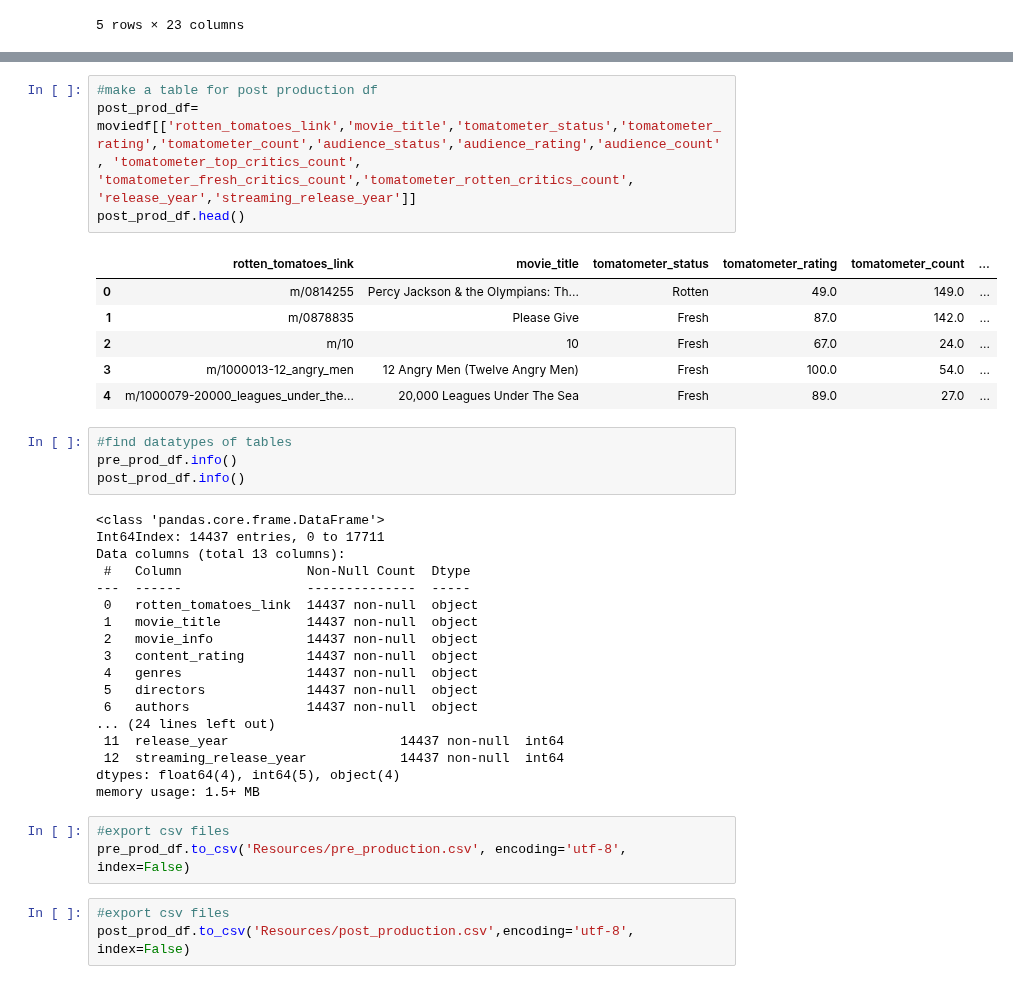
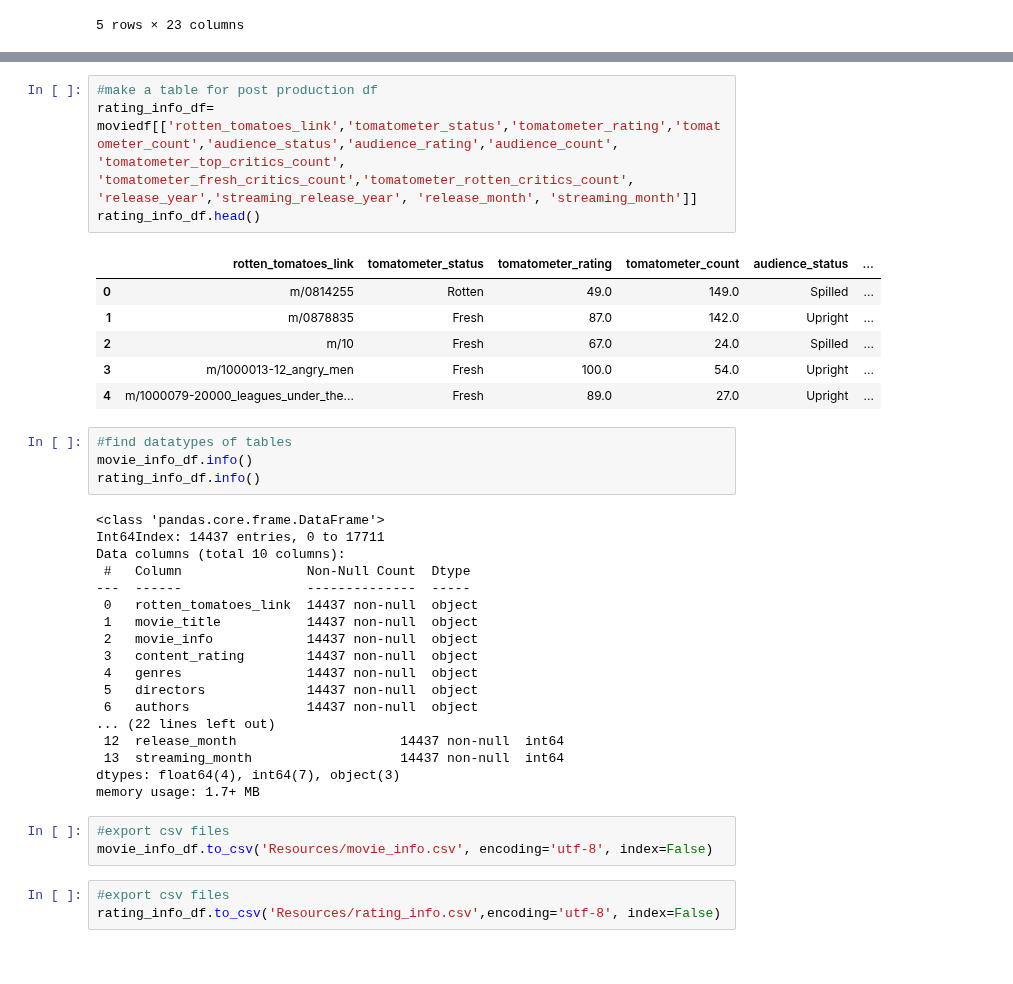
Before and after one commit to devinhughes/Rotten_tomatoes_project, a Jupyter notebook: Cleaning.ipynb, the cells around one changed output, grey strips where cells are left out. Cells and saved outputs as stored; diff of their text form.

Commit message:
Add updated schema and resources

```diff
--- a/Cleaning.ipynb
+++ b/Cleaning.ipynb
@@ -108,23 +114,23 @@ pre_prod_df.head()
 | 4 | m/1000079-20000_leagues_under_the... | 20,000 Leagues Under The Sea | In 1866, Professor Pierre M. Aron... | G | Action & Adventure, Drama, Kids &... | Richard Fleischer | Earl Felton | James Mason, Kirk Douglas, Paul L... | ... |
 # %%
 #make a table for post production df
-post_prod_df= moviedf[['rotten_tomatoes_link','movie_title','tomatometer_status','tomatometer_rating','tomatometer_count','audience_status','audience_rating','audience_count', 'tomatometer_top_critics_count', 'tomatometer_fresh_critics_count','tomatometer_rotten_critics_count', 'release_year','streaming_release_year']]
-post_prod_df.head()
+rating_info_df= moviedf[['rotten_tomatoes_link','tomatometer_status','tomatometer_rating','tomatometer_count','audience_status','audience_rating','audience_count', 'tomatometer_top_critics_count', 'tomatometer_fresh_critics_count','tomatometer_rotten_critics_count', 'release_year','streaming_release_year', 'release_month', 'streaming_month']]
+rating_info_df.head()
 # %% [output]
-|  | rotten_tomatoes_link | movie_title | tomatometer_status | tomatometer_rating | tomatometer_count | ... |
-| 0 | m/0814255 | Percy Jackson & the Olympians: Th... | Rotten | 49.0 | 149.0 | ... |
-| 1 | m/0878835 | Please Give | Fresh | 87.0 | 142.0 | ... |
-| 2 | m/10 | 10 | Fresh | 67.0 | 24.0 | ... |
-| 3 | m/1000013-12_angry_men | 12 Angry Men (Twelve Angry Men) | Fresh | 100.0 | 54.0 | ... |
-| 4 | m/1000079-20000_leagues_under_the... | 20,000 Leagues Under The Sea | Fresh | 89.0 | 27.0 | ... |
+|  | rotten_tomatoes_link | tomatometer_status | tomatometer_rating | tomatometer_count | audience_status | ... |
+| 0 | m/0814255 | Rotten | 49.0 | 149.0 | Spilled | ... |
+| 1 | m/0878835 | Fresh | 87.0 | 142.0 | Upright | ... |
+| 2 | m/10 | Fresh | 67.0 | 24.0 | Spilled | ... |
+| 3 | m/1000013-12_angry_men | Fresh | 100.0 | 54.0 | Upright | ... |
+| 4 | m/1000079-20000_leagues_under_the... | Fresh | 89.0 | 27.0 | Upright | ... |
 # %%
 #find datatypes of tables
-pre_prod_df.info()
-post_prod_df.info()
+movie_info_df.info()
+rating_info_df.info()
 # %% [output]
 <class 'pandas.core.frame.DataFrame'>
 Int64Index: 14437 entries, 0 to 17711
-Data columns (total 13 columns):
+Data columns (total 10 columns):
  #   Column                Non-Null Count  Dtype
 ---  ------                --------------  -----
  0   rotten_tomatoes_link  14437 non-null  object
@@ -134,14 +140,14 @@ Data columns (total 13 columns):
  4   genres                14437 non-null  object
  5   directors             14437 non-null  object
  6   authors               14437 non-null  object
-... (24 lines left out)
- 11  release_year                      14437 non-null  int64
- 12  streaming_release_year            14437 non-null  int64
-dtypes: float64(4), int64(5), object(4)
-memory usage: 1.5+ MB
+... (22 lines left out)
+ 12  release_month                     14437 non-null  int64
+ 13  streaming_month                   14437 non-null  int64
+dtypes: float64(4), int64(7), object(3)
+memory usage: 1.7+ MB
 # %%
 #export csv files
-pre_prod_df.to_csv('Resources/pre_production.csv', encoding='utf-8', index=False)
+movie_info_df.to_csv('Resources/movie_info.csv', encoding='utf-8', index=False)
 # %%
 #export csv files
-post_prod_df.to_csv('Resources/post_production.csv',encoding='utf-8', index=False)
+rating_info_df.to_csv('Resources/rating_info.csv',encoding='utf-8', index=False)
```
Also changed, not shown: parts of 3 cells of this notebook, 6 other files.
